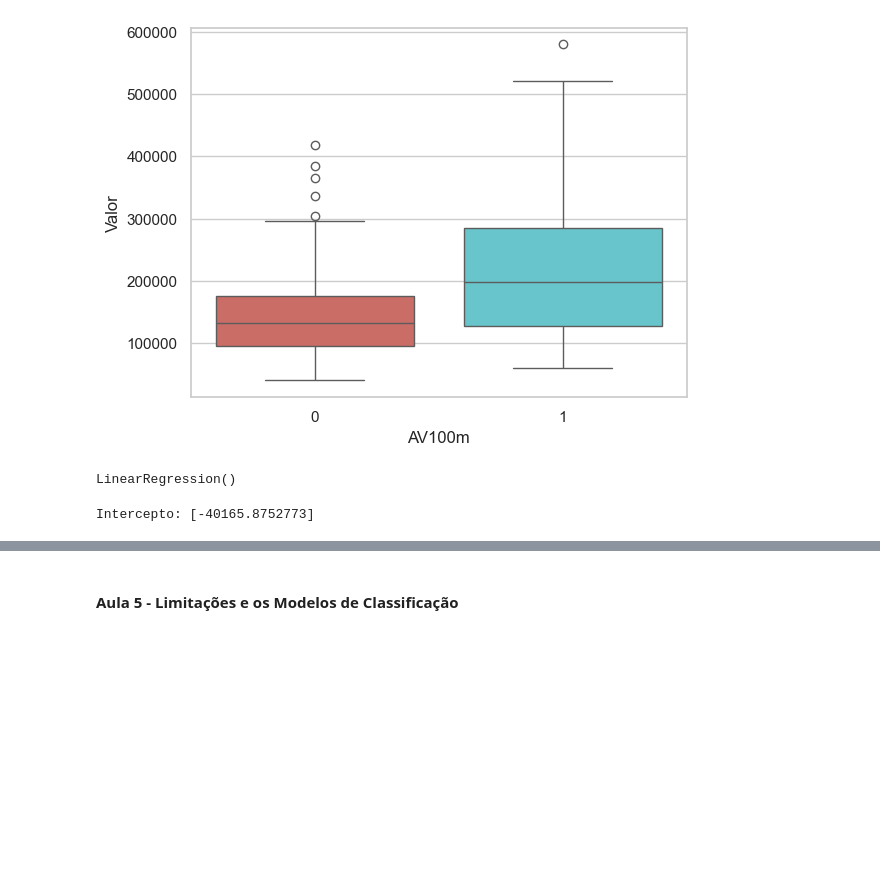
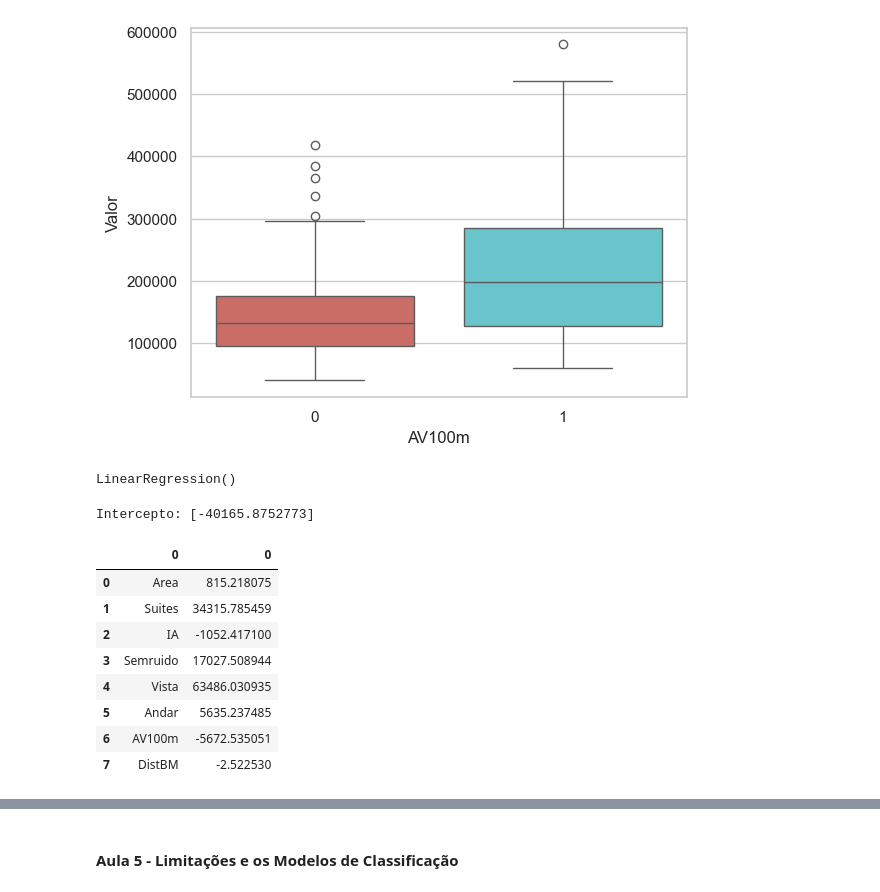
Before and after one commit to RicardViana/fiap-Machine-Learning-and-Time-Series, a Jupyter notebook: machine_learning_com_python.ipynb, the cells around one changed output, grey strips where cells are left out. Saved outputs shown, nothing was run; the diff lists cells and outputs as text; code cells hidden in the pictures; blank space fills up the shorter version.

```diff
--- a/machine_learning_com_python.ipynb
+++ b/machine_learning_com_python.ipynb
@@ -1694,3 +1695,70 @@ y_pred = lr.predict(x_test)
 print(f"Intercepto: {lr.intercept_}")
 # %% [output]
 Intercepto: [-40165.8752773]
+# %%
+"""
+
+O objetivo principal dessa linha de código é criar uma tabela (DataFrame) que mostra, de forma organizada, o coeficiente de regressão para cada variável (feature) do seu modelo.
+
+Em um modelo de regressão linear, cada variável de entrada (contida em x) recebe um coeficiente (
+beta) que representa sua influência na variável de saída. Esta linha de código apenas junta os nomes das variáveis com seus respectivos coeficientes para facilitar a análise.
+
+
+A função principal aqui é a pd.concat(), que está juntando duas peças. Vamos analisar cada uma dessas peças primeiro.
+
+Peça 1: pd.DataFrame(x.columns)
+x: Esta é, muito provavelmente, o seu DataFrame do Pandas que contém as variáveis independentes (as "features") usadas para treinar o modelo.
+
+x.columns: Este comando pega apenas os nomes das colunas do DataFrame x. O resultado é uma lista ou um objeto do tipo "Index" com os nomes das suas variáveis.
+
+Exemplo: Se x tem colunas 'idade', 'salario' e 'tempo_de_servico', x.columns será ['idade', 'salario', 'tempo_de_servico'].
+
+pd.DataFrame(...): Isso transforma a lista de nomes de colunas em um novo DataFrame. Este novo DataFrame terá uma única coluna (por padrão, a coluna 0) contendo os nomes das variáveis.
+
+
+Peça 2: pd.DataFrame(np.transpose(lr.coef_))
+lr: Este é, quase com certeza, o seu objeto de modelo de regressão linear treinado (da biblioteca Scikit-learn, por exemplo, LinearRegression).
+
+lr.coef_: Após o treinamento do modelo (lr.fit(x, y)), este atributo armazena os coeficientes (
+beta_1,
+beta_2,...,
+beta_n) calculados para cada variável em x. Geralmente, isso é retornado como um array do NumPy em formato de linha.
+
+Exemplo: [[0.5, -2.3]]
+
+np.transpose(...): np é o alias para a biblioteca NumPy. A função transpose (transpor) inverte as dimensões de um array. Ela transforma o array de linha em um array de coluna.
+Isso é crucial para que a junção funcione corretamente.
+
+Exemplo: Se lr.coef_ é [[0.5, -2.3]], np.transpose(lr.coef_) se torna [[0.5], [-2.3]].
+
+pd.DataFrame(...): Novamente, isso transforma o array (agora em formato de coluna) em um DataFrame.
+
+
+A Junção Final: pd.concat([...], axis=1)
+Agora que temos nossas duas peças (um DataFrame com nomes e outro com valores), vamos juntá-las.
+
+pd.concat([...]): A função concat recebe uma lista de DataFrames para juntar. No nosso caso, a lista é [peça1, peça2].
+
+axis=1: Este é o parâmetro mais importante aqui!
+
+axis=0 (o padrão) significa empilhar as linhas (como no UNION do SQL).
+
+axis=1 significa juntar lado a lado, como colunas.
+
+Então, o pd.concat vai pegar o DataFrame de nomes e colocar o DataFrame de coeficientes ao lado dele.
+
+
+"""
+
+coefficientes = pd.concat([pd.DataFrame(x.columns),pd.DataFrame(np.transpose(lr.coef_))], axis = 1)
+coefficientes
+# %% [output]
+|  | 0 | 0 |
+| 0 | Area | 815.218075 |
+| 1 | Suites | 34315.785459 |
+| 2 | IA | -1052.417100 |
+| 3 | Semruido | 17027.508944 |
+| 4 | Vista | 63486.030935 |
+| 5 | Andar | 5635.237485 |
+| 6 | AV100m | -5672.535051 |
+| 7 | DistBM | -2.522530 |
```
Also changed, not shown: parts of 26 cells of this notebook.
